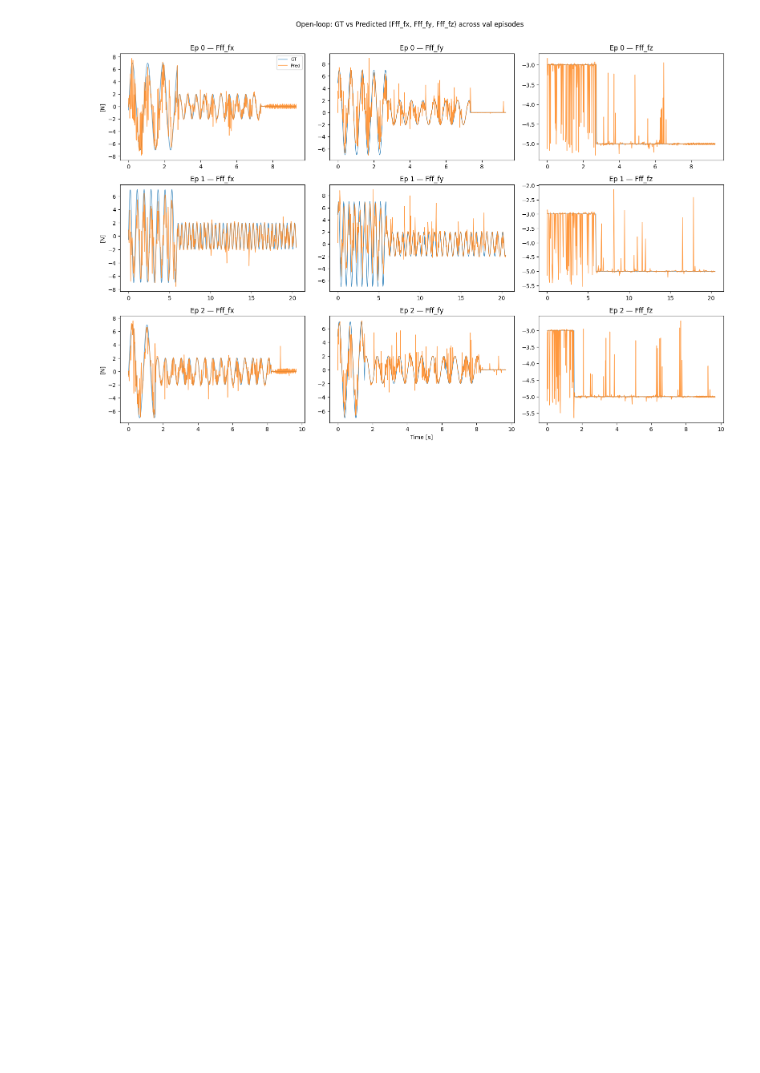
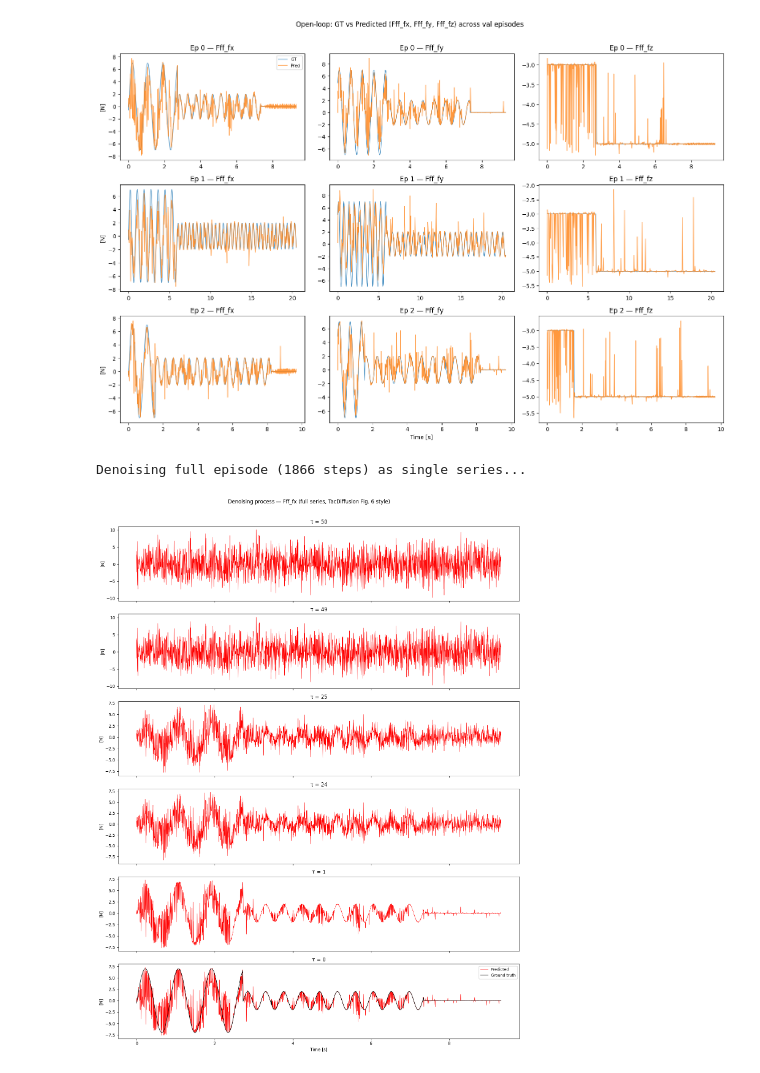
Before and after one commit to AlexanderWegenerRobotics/force-insertion-policy, a Jupyter notebook: notebooks/open_loop_validation_ddpm.ipynb, the cells around one changed output. Drawn from its saved outputs; the diff is of its cells as text; code cells hidden in the pictures; blank space fills up the shorter version.

Commit message:
added visualization function

```diff
--- a/notebooks/open_loop_validation_ddpm.ipynb
+++ b/notebooks/open_loop_validation_ddpm.ipynb
@@ -241,3 +241,56 @@ fig.suptitle('Open-loop: GT vs Predicted (Fff_fx, Fff_fy, Fff_fz) across val epi
 plt.tight_layout()
 # %% [output]
 [figure]
+# %%
+@torch.no_grad()
+def predict_episode_series(model, schedule, obs, device):
+    """Denoise an entire episode as a single series — reproduces TacDiffusion Fig. 6.
+    Returns dict of {tau: (T, 6) array} at recorded tau values."""
+    T_steps = len(obs)
+    record_at = [schedule.T, schedule.T // 2, 1]
+
+    o_curr_all = torch.from_numpy(obs).to(device)
+    o_prev_all = torch.from_numpy(np.vstack([obs[0:1], obs[:-1]])).to(device)
+
+    a_tau = torch.randn(T_steps, 6, device=device)
+
+    intermediates = {schedule.T: (a_tau.cpu().numpy() * val_ds.act_std + val_ds.act_mean).copy()}
+
+    for tau_val in reversed(range(schedule.T)):
+        tau = torch.full((T_steps,), tau_val, device=device, dtype=torch.long)
+        a_tau = schedule.p_sample(model, o_prev_all, o_curr_all, a_tau, tau)
+
+        if (tau_val + 1) in record_at or tau_val in record_at:
+            intermediates[tau_val] = (a_tau.cpu().numpy() * val_ds.act_std + val_ds.act_mean).copy()
+
+    return intermediates
+
+
+EP_IDX = 0
+obs_ep = val_ds.observations[EP_IDX]
+act_gt_raw = val_ds.actions[EP_IDX] * val_ds.act_std + val_ds.act_mean
+t_axis = np.arange(len(obs_ep)) / 200.0
+
+print(f'Denoising full episode ({len(obs_ep)} steps) as single series...')
+intermediates = predict_episode_series(model, schedule, obs_ep, device)
+
+channel = 0  # Fff_fx, change to 1 for fy, 2 for fz, etc.
+channel_label = ['Fff_fx', 'Fff_fy', 'Fff_fz', 'Fff_tx', 'Fff_ty', 'Fff_tz'][channel]
+taus_to_plot = sorted(intermediates.keys(), reverse=True)
+
+fig, axes = plt.subplots(len(taus_to_plot), 1, figsize=(14, 3 * len(taus_to_plot)), sharex=True)
+
+for i, tau_val in enumerate(taus_to_plot):
+    axes[i].plot(t_axis, intermediates[tau_val][:, channel], color='red', linewidth=0.7, label=f'Predicted')
+    if tau_val == min(taus_to_plot):
+        axes[i].plot(t_axis, act_gt_raw[:, channel], color='black', linewidth=1, label='Ground truth')
+        axes[i].legend(fontsize=9)
+    axes[i].set_ylabel('[N]')
+    axes[i].set_title(f'τ = {tau_val}')
+
+axes[-1].set_xlabel('Time [s]')
+fig.suptitle(f'Denoising process — {channel_label} (full series, TacDiffusion Fig. 6 style)', y=1.01)
+plt.tight_layout()
+# %% [output]
+Denoising full episode (1866 steps) as single series...
+[figure, added]
```
